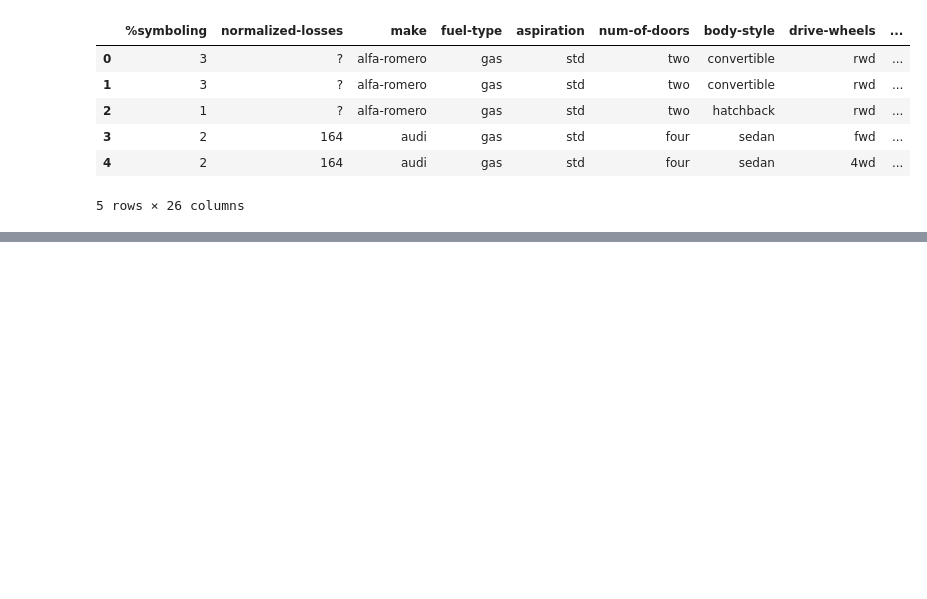
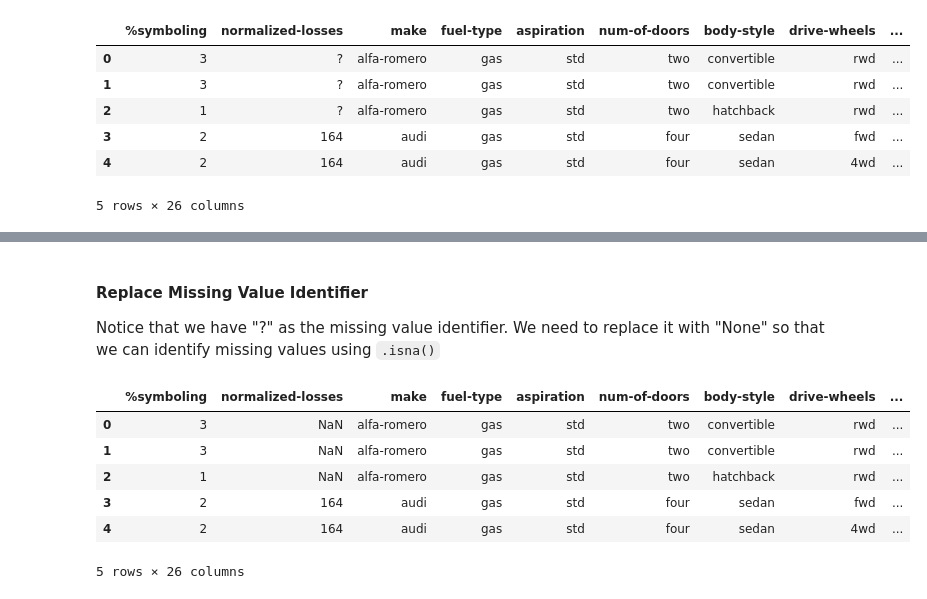
Before and after one commit to diardanoraihan/Linear_Regression_Projects, a Jupyter notebook: Car_Price_Case/main.ipynb, the cells around one changed output, grey strips where cells are left out. Drawn from its saved outputs; the diff is of its cells as text; code cells hidden in the pictures; blank space fills up the shorter version.

Commit message:
feat: handle missing values

```diff
--- a/Car_Price_Case/main.ipynb
+++ b/Car_Price_Case/main.ipynb
@@ -35,0 +62,15 @@ df.head()
+# %% [markdown]
+#### Replace Missing Value Identifier
+
+Notice that we have "?" as the missing value identifier. We need to replace it with "None" so that we can identify missing values using `.isna()`
+# %%
+df.replace('?', np.nan, inplace=True)
+df.head()
+# %% [output]
+|  | %symboling | normalized-losses | make | fuel-type | aspiration | num-of-doors | body-style | drive-wheels | ... |
+| 0 | 3 | NaN | alfa-romero | gas | std | two | convertible | rwd | ... |
+| 1 | 3 | NaN | alfa-romero | gas | std | two | convertible | rwd | ... |
+| 2 | 1 | NaN | alfa-romero | gas | std | two | hatchback | rwd | ... |
+| 3 | 2 | 164 | audi | gas | std | four | sedan | fwd | ... |
+| 4 | 2 | 164 | audi | gas | std | four | sedan | 4wd | ... |
+5 rows × 26 columns
```
Also changed, not shown: parts of 11 cells of this notebook.
